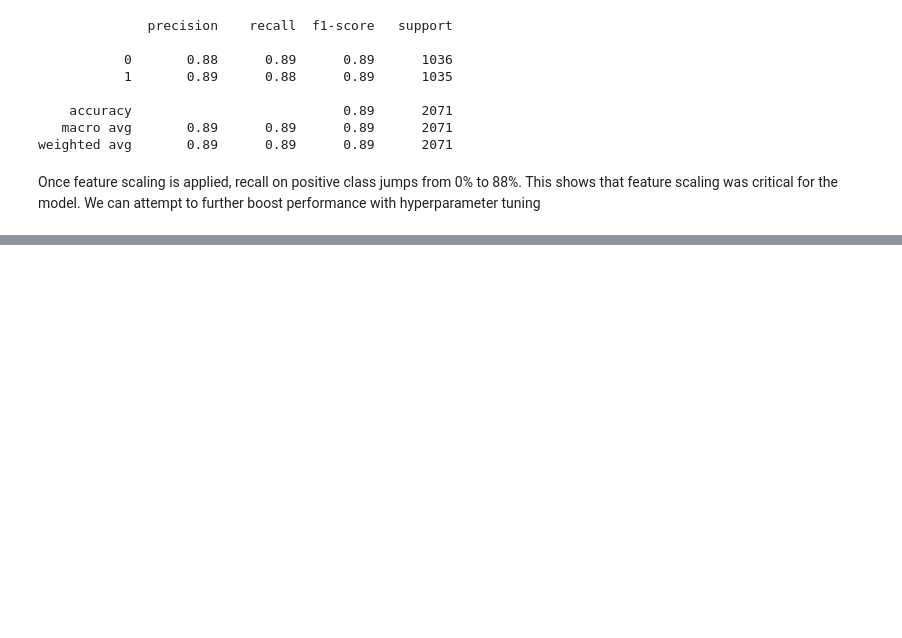
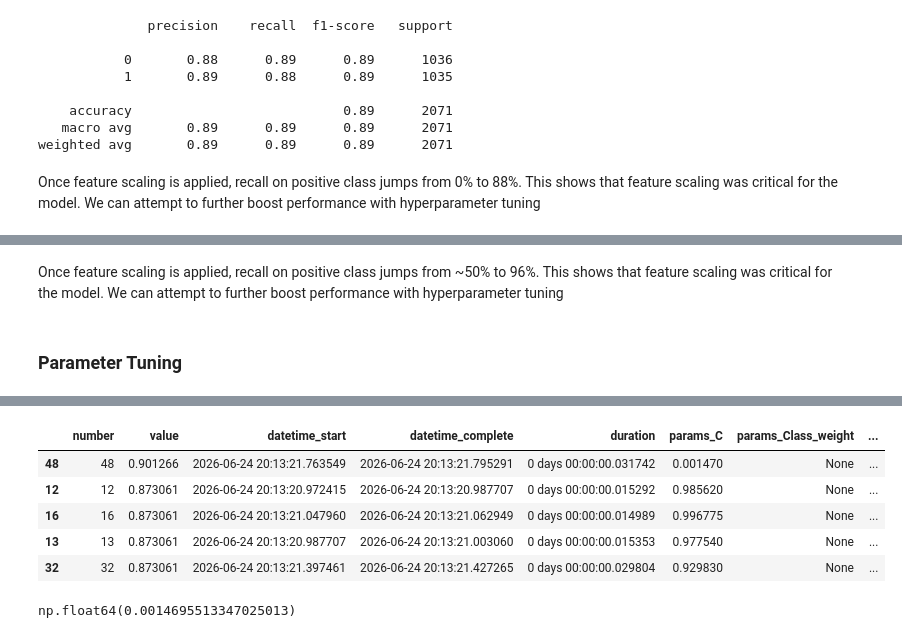
Before and after one commit to calebhadley1/DX799-capstone, a Jupyter notebook: Week5.ipynb, the cells around one changed output, grey strips where cells are left out. Saved outputs shown, nothing was run; the diff lists cells and outputs as text; code cells hidden in the pictures; blank space fills up the shorter version.

```diff
--- a/Week5.ipynb
+++ b/Week5.ipynb
@@ -204,0 +265,2 @@ display(top_5_svc_scaled_recall_optuna_results)
+# %%
+model.fit(X_train, y_train)
@@ -204,0 +291,6 @@ display(top_5_svc_scaled_recall_optuna_results)
+# %%
+scaler = StandardScaler()
+X_train_scaled = scaler.fit_transform(X_train)
+X_test_scaled = scaler.transform(X_test)
+# %%
+model.fit(X_train_scaled, y_train)
@@ -204,0 +317,49 @@ display(top_5_svc_scaled_recall_optuna_results)
+# %% [markdown]
+Once feature scaling is applied, recall on positive class jumps from ~50% to 96%. This shows that feature scaling was critical for the model. We can attempt to further boost performance with hyperparameter tuning
+# %% [markdown]
+### Parameter Tuning
+# %%
+from sklearn.model_selection import StratifiedKFold
+
+# cv = RepeatedKFold(n_splits=5, n_repeats=5, random_state=random_state)
+cv = StratifiedKFold(n_splits=5) # Using stratified to maintain class distribution
+# %%
+def objective(trial):
+    c = trial.suggest_float("C", 0.001, 1.0)
+    kernel = trial.suggest_categorical("kernel", ["rbf", "sigmoid"])
+    # degree = trial.suggest_int("degree", 2, 5) # degree of kernal function in case of 'poly'
+    coef0 = trial.suggest_float("coef0", 0.0, 1.0) # Independent term in kernel function. It is only significant in ‘poly’ and ‘sigmoid’.
+    # shrinking = trial.suggest_categorical("shrinking", [True, False])
+    class_weight = trial.suggest_categorical("Class_weight", ['balanced', None])
+
+    model = SVC(
+        C=c,
+        kernel=kernel,
+        # degree=degree,
+        coef0=coef0,
+        # shrinking=shrinking,
+        class_weight=class_weight,
+        random_state=random_state,
+        cache_size=1000 # FIX 3: Increase RAM cache from default 200MB to 1GB
+    )
+
+    scores = cross_val_score(
+        model,
+        X=X_train_scaled,
+        y=y_train,
+        cv=cv,
+        scoring='recall',
+        n_jobs=-1,
+    )
+    recall = scores.mean()
+
+    return recall
+
+
+study = optuna.create_study(direction="maximize")
+study.optimize(objective, n_trials=100)
+
+svc_scaled_recall_optuna_results = study.trials_dataframe().sort_values("value", ascending=False)
+top_5_svc_scaled_recall_optuna_results = study.trials_dataframe().sort_values("value", ascending=False).head(5)
+display(top_5_svc_scaled_recall_optuna_results)
+# %% [output]
@@ -204,0 +383,10 @@ display(top_5_svc_scaled_recall_optuna_results)
+|  | number | value | datetime_start | datetime_complete | duration | params_C | params_Class_weight | ... |
+| 48 | 48 | 0.901266 | 2026-06-24 20:13:21.763549 | 2026-06-24 20:13:21.795291 | 0 days 00:00:00.031742 | 0.001470 | None | ... |
+| 12 | 12 | 0.873061 | 2026-06-24 20:13:20.972415 | 2026-06-24 20:13:20.987707 | 0 days 00:00:00.015292 | 0.985620 | None | ... |
+| 16 | 16 | 0.873061 | 2026-06-24 20:13:21.047960 | 2026-06-24 20:13:21.062949 | 0 days 00:00:00.014989 | 0.996775 | None | ... |
+| 13 | 13 | 0.873061 | 2026-06-24 20:13:20.987707 | 2026-06-24 20:13:21.003060 | 0 days 00:00:00.015353 | 0.977540 | None | ... |
+| 32 | 32 | 0.873061 | 2026-06-24 20:13:21.397461 | 2026-06-24 20:13:21.427265 | 0 days 00:00:00.029804 | 0.929830 | None | ... |
+# %%
+top_5_svc_scaled_recall_optuna_results.iloc[0]['params_C']
+# %% [output]
+np.float64(0.0014695513347025013)
```
Also changed, not shown: parts of 56 cells of this notebook.
